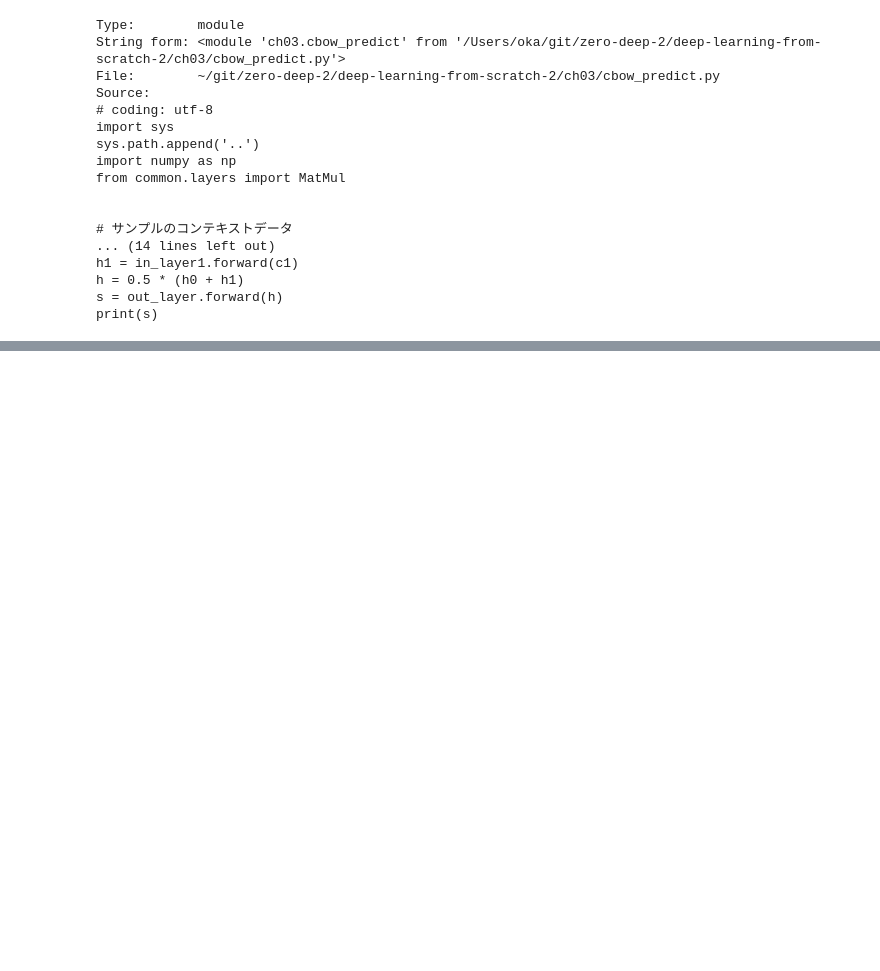
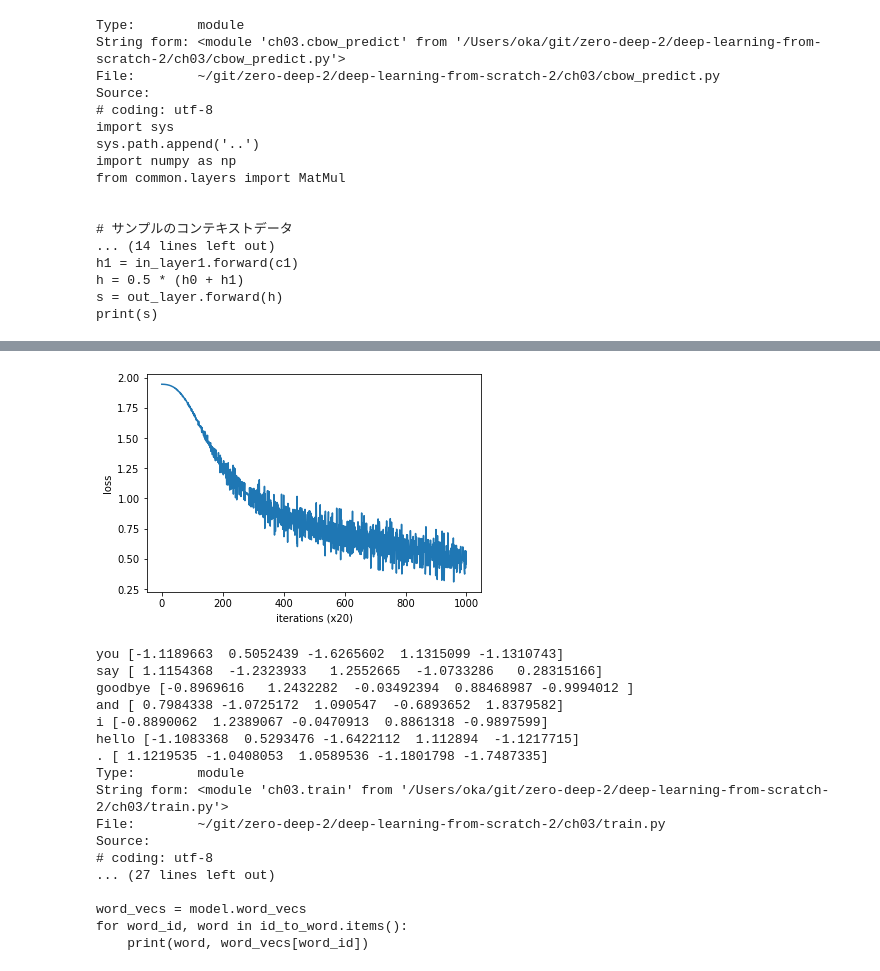
Before and after one commit to pn11/zero-deep-2, a Jupyter notebook: chap3.ipynb, the cells around one changed output, grey strips where cells are left out. Saved outputs shown, nothing was run; the diff lists cells and outputs as text; code cells hidden in the pictures; blank space fills up the shorter version.

```diff
--- a/chap3.ipynb
+++ b/chap3.ipynb
@@ -50,0 +163,7 @@ print(s)
+# %%
+## 3.4.1 学習コードの実装
+sys.path.append(os.path.join(Path().resolve(), 'deep-learning-from-scratch-2/ch03'))
+from ch03 import simple_cbow
+from ch03 import train
+train??
+# %% [output]
@@ -50,0 +187,18 @@ print(s)
+[figure, added]
+you [-1.1189663  0.5052439 -1.6265602  1.1315099 -1.1310743]
+say [ 1.1154368  -1.2323933   1.2552665  -1.0733286   0.28315166]
+goodbye [-0.8969616   1.2432282  -0.03492394  0.88468987 -0.9994012 ]
+and [ 0.7984338 -1.0725172  1.090547  -0.6893652  1.8379582]
+i [-0.8890062  1.2389067 -0.0470913  0.8861318 -0.9897599]
+hello [-1.1083368  0.5293476 -1.6422112  1.112894  -1.1217715]
+. [ 1.1219535 -1.0408053  1.0589536 -1.1801798 -1.7487335]
+Type:        module
+String form: <module 'ch03.train' from '/Users/oka/git/zero-deep-2/deep-learning-from-scratch-2/ch03/train.py'>
+File:        ~/git/zero-deep-2/deep-learning-from-scratch-2/ch03/train.py
+Source:
+# coding: utf-8
+... (27 lines left out)
+
+word_vecs = model.word_vecs
+for word_id, word in id_to_word.items():
+    print(word, word_vecs[word_id])
```
Also changed, not shown: parts of 11 cells of this notebook.
